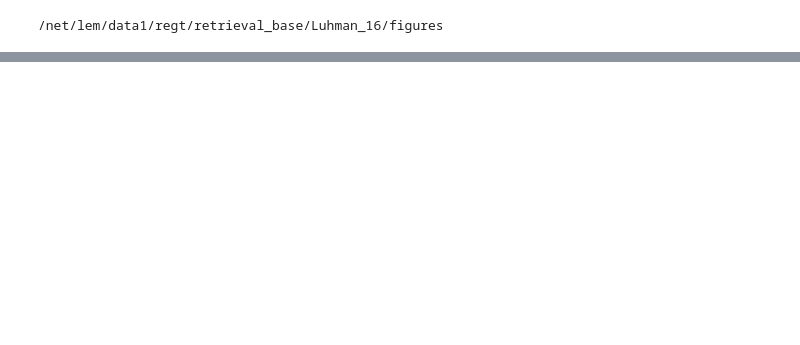
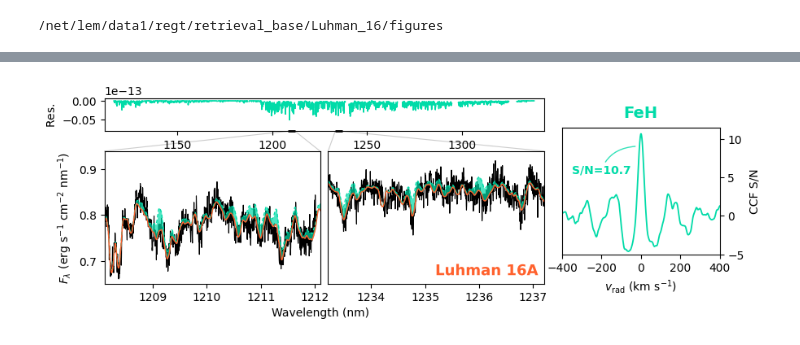
Before and after one commit to samderegt/retrieval_base, a Jupyter notebook: Luhman_16/figures/plot_J_band_CCF.ipynb, the cells around one changed output, grey strips where cells are left out. Cells and saved outputs as stored; diff of their text form; code cells hidden in the pictures; blank space fills up the shorter version.

```diff
--- a/Luhman_16/figures/plot_J_band_CCF.ipynb
+++ b/Luhman_16/figures/plot_J_band_CCF.ipynb
@@ -244 +260,15 @@ plot_detection_analysis(
+# %%
+#width = 6.2
+width = 4.0
+xlims = [(wave_cen-width/2, wave_cen+width/2) for wave_cen in [1210.1, 1235.2]]
+
+m_set, m_spec_complete, m_spec_to_subtract, _, rv, CCF, CCF_SNR = get_CCF(A, '56Fe-1H__MoLLIST')
+plot_detection_analysis(
+    'Luhman 16A', 'FeH', A, m_set, m_spec_complete, m_spec_to_subtract,
+    c_species='#00DBA8', c_d='k', c_m=color_A, xlims=xlims, ylims=[(0.65,0.94)]*2,
+    #c_species='#00DB58', c_d='k', c_m=color_A, xlims=xlims, ylims=[(0.65,0.94)]*2,
+    res_ylim=(-8e-15,0.7e-15), CCF_ylim=(-5,11.5),
+    )
+# %% [output]
+[figure, added]
 # %%
```
Also changed, not shown: parts of 7 cells of this notebook, 11 other files.
